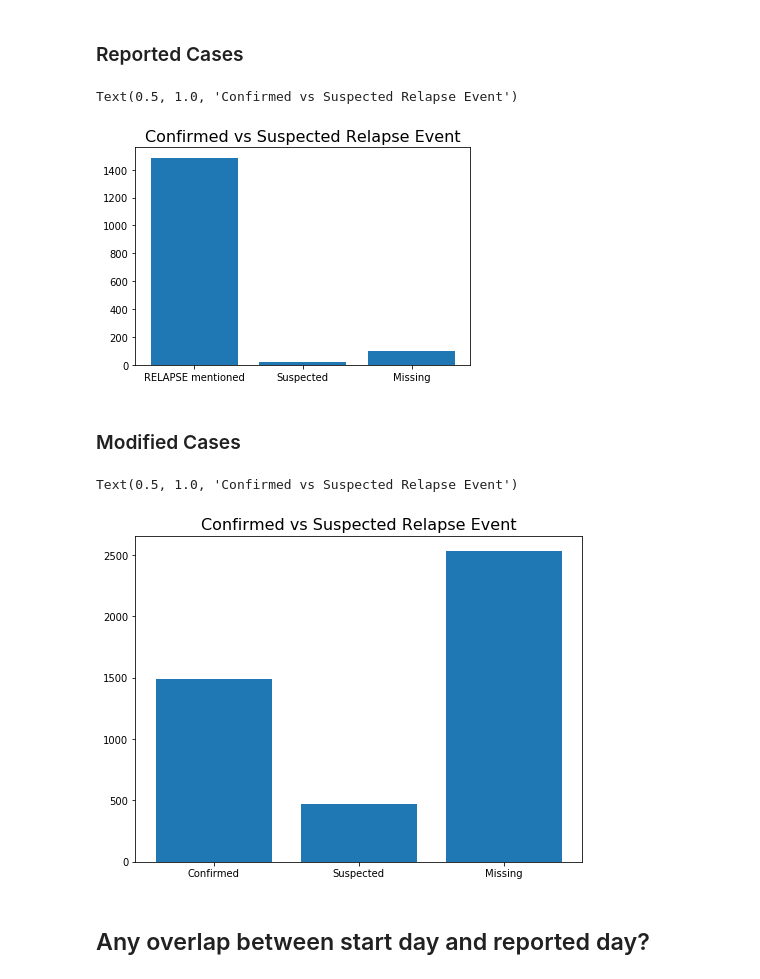
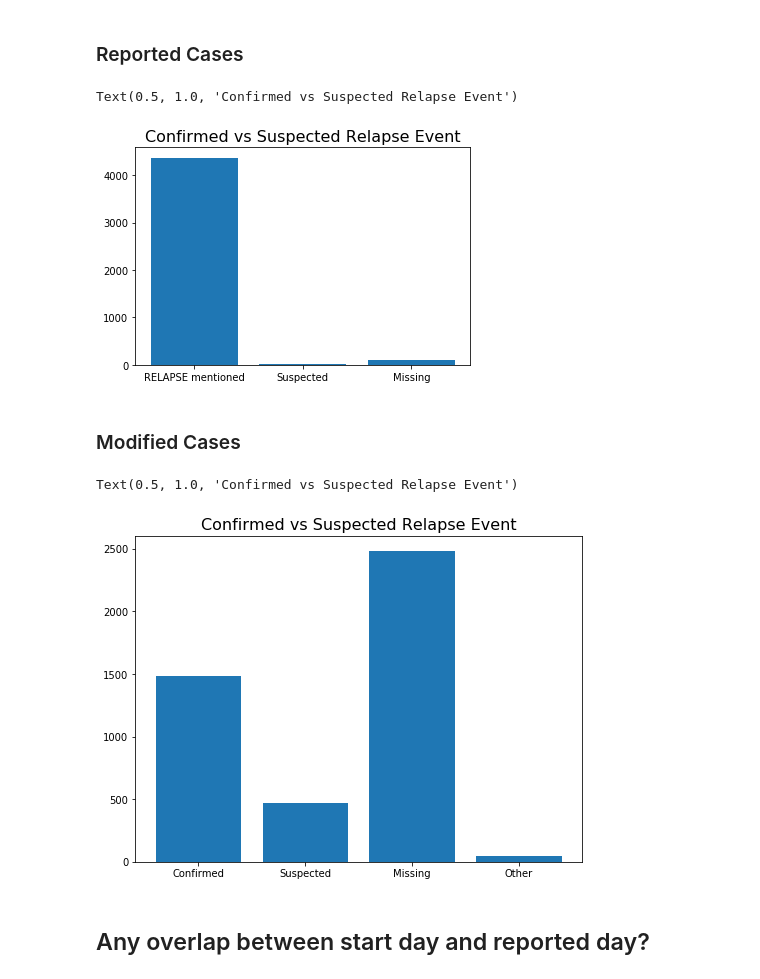
Before and after one commit to alan-turing-institute/learningmachines, a Jupyter notebook: MS_example/visualisation.ipynb, the cells around one changed output. Saved outputs shown, nothing was run; the diff lists cells and outputs as text; code cells hidden in the pictures.

Commit message:
more visualistion for MH data

```diff
--- a/MS_example/visualisation.ipynb
+++ b/MS_example/visualisation.ipynb
@@ -115,12 +107,12 @@ for i,item in enumerate(all_reported_cases):
         suspected_list.append(1)
     else:
         missing_list.append(1)
-all_reported_cases_dict = {'RELAPSE mentioned':np.sum(confirmed_list),'Suspected':np.sum(suspected_list),'Missing':np.sum(missing_list)}
+all_reported_cases_dict = {'RELAPSE mentioned':np.sum(relapse_list),'Suspected':np.sum(suspected_list),'Missing':np.sum(missing_list)}
 plt.bar(all_reported_cases_dict.keys(),all_reported_cases_dict.values())
 plt.title("Confirmed vs Suspected Relapse Event",fontsize=16)
 # %% [output]
 Text(0.5, 1.0, 'Confirmed vs Suspected Relapse Event')
-[figure, old version]
+[figure, new version]
 # %% [markdown]
 ### Modified Cases
 # %%
@@ -129,21 +121,25 @@ all_cases[all_cases == None] = 'Missing'
 # %%
 confirmed_list = []
 suspected_list = []
+other_list = []
 missing_list = []
 for i,item in enumerate(all_cases):
     if "Confirmed" in item[0]:
         confirmed_list.append(1)
     elif "Suspected" in item[0]:
         suspected_list.append(1)
+    elif "Missing" in item[0]:
+        missing_list.append(1)
     else:
-        missing_list.append(1)
+        other_list.append(1)
 
-all_cases_dict = {'Confirmed':np.sum(confirmed_list),'Suspected':np.sum(suspected_list),'Missing':np.sum(missing_list)}
+
+all_cases_dict = {'Confirmed':np.sum(confirmed_list),'Suspected':np.sum(suspected_list),'Missing':np.sum(missing_list),'Other':np.sum(other_list)}
 plt.figure(figsize = (8,6))
 plt.bar(all_cases_dict.keys(),all_cases_dict.values())
 plt.title("Confirmed vs Suspected Relapse Event",fontsize=16)
 # %% [output]
 Text(0.5, 1.0, 'Confirmed vs Suspected Relapse Event')
-[figure, old version]
+[figure, new version]
 # %% [markdown]
 ## Any overlap between start day and reported day?
```
Also changed, not shown: parts of 48 cells of this notebook.
